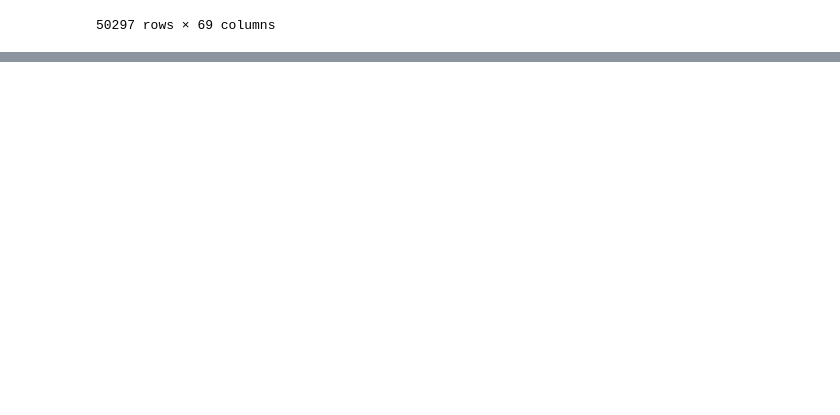
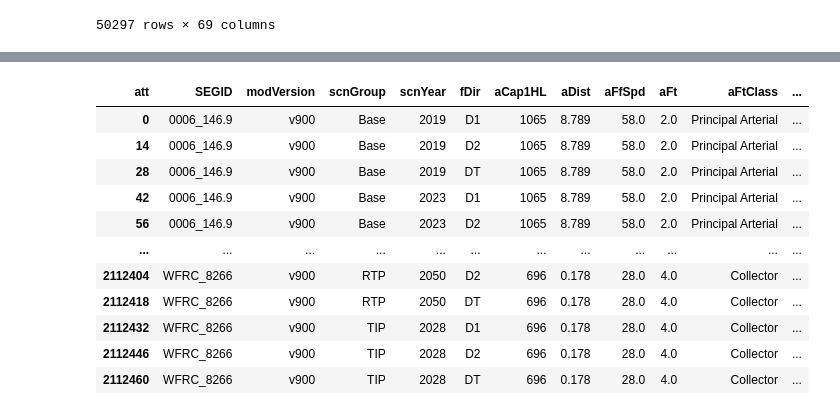
Before and after one commit to WFRCAnalytics/vizTool, a Jupyter notebook: convertsegsumtojson.ipynb, the cells around one changed output, grey strips where cells are left out. Cells and saved outputs as stored; diff of their text form; code cells hidden in the pictures; blank space fills up the shorter version.

```diff
--- a/convertsegsumtojson.ipynb
+++ b/convertsegsumtojson.ipynb
@@ -285,0 +326,79 @@ v900Needs MAG2050
+# %%
+fCols = [col for col in dfCombined_melt_withkeys.columns if col.startswith('f')]
+
+_df = dfCombined_melt_withkeys_pivot_atts.copy()
+
+_df[fCols] = _df[fCols].fillna('')
+
+dfFilters = _df[fCols].drop_duplicates()
+
+_dfFilters = dfFilters
+
+# Convert the values to binary form
+binary_dfFilters = _dfFilters.applymap(lambda x: 0 if x=='' else 1)
+
+# Get unique rows of combinations
+unique_combinations = binary_dfFilters.drop_duplicates()
+
+# Convert the unique combinations to a list of tuples
+combinations_list = list(unique_combinations.itertuples(index=False, name=None))
+
+# Define a function to convert to binary
+def is_empty_or_not(value):
+    return 0 if value=='' else 1
+
+dfFilterWithAttributes = pd.DataFrame()
+
+for combination in combinations_list:
+    columns_with_value_1 = [col for idx, col in enumerate(fCols) if combination[idx] == 1]
+    concatenated_string = '_'.join(columns_with_value_1)
+
+    print(concatenated_string)
+
+    condition = (
+        (_df['fDir'].apply(is_empty_or_not) == combination[0]) &
+        (_df['fVeh'].apply(is_empty_or_not) == combination[1]) &
+        (_df['fTod'].apply(is_empty_or_not) == combination[2])
+    )
+    _filtered_df = _df[condition].copy()
+    #display(_filtered_df)
+
+    # Remove columns where all values are NaN
+    _filtered_df_noNA = _filtered_df.dropna(axis=1, how='all')
+    #display(_filtered_df_noNA)
+
+    fColsToDrop = [col for col in _filtered_df_noNA.columns if col.startswith('f') and (_filtered_df_noNA[col] == '').all()]
+
+    # Drop the identified columns
+    _df2 = _filtered_df_noNA.drop(columns=fColsToDrop)
+    display(_df2)
+
+    # Get list of columns that begin with "a", create a dataframe with them and then explode and concat
+    aCols = [col for col in _filtered_df_noNA.columns if col.startswith('a')]
+    new_data = pd.DataFrame([{"filterGroup": concatenated_string, "aCode": aCols}])
+    new_data = new_data.explode('aCode').reset_index(drop=True)
+    dfFilterWithAttributes = pd.concat([dfFilterWithAttributes, new_data], ignore_index=True)
+
+    # Loop through scenarios in dfScn
+    for _, row in dfScn.iterrows():
+        #print(row['modVersion'] + row['scnGroup'] + str(row['scnYear']))
+        # Filter the main dataframe based on the scenario
+        _df2_filtered = _df2[
+            (_df2['modVersion'] == row['modVersion']) &
+            (_df2['scnGroup'] == row['scnGroup']) &
+            (_df2['scnYear'] == row['scnYear'])
+        ].copy()
+
+        # Create the filename based on the scenario and directory structure
+        folder_name = f"{row['modVersion']}__{row['scnGroup']}__{row['scnYear']}"
+        full_path = os.path.join(base_dir, folder_name, 'roadsegsummary__' + concatenated_string + '.json')
+
+        _df2_filtered.drop(columns=['modVersion','scnGroup','scnYear'], inplace=True)
+
+        # Export the filtered dataframe to a json file
+        _df2_filtered = _df2_filtered.rename(columns={'SEGID':'id'})
+        #_df2_filtered.to_json(full_path, orient='records', lines=True)
+
+
+# Now, filtered_dfs contains a list of DataFrames, each filtered by a unique combination
+# %% [output]
@@ -285,0 +406,12 @@ v900Needs MAG2050
+| att | SEGID | modVersion | scnGroup | scnYear | fDir | aCap1HL | aDist | aFfSpd | aFt | aFtClass | ... |
+| 0 | 0006_146.9 | v900 | Base | 2019 | D1 | 1065 | 8.789 | 58.0 | 2.0 | Principal Arterial | ... |
+| 14 | 0006_146.9 | v900 | Base | 2019 | D2 | 1065 | 8.789 | 58.0 | 2.0 | Principal Arterial | ... |
+| 28 | 0006_146.9 | v900 | Base | 2019 | DT | 1065 | 8.789 | 58.0 | 2.0 | Principal Arterial | ... |
+| 42 | 0006_146.9 | v900 | Base | 2023 | D1 | 1065 | 8.789 | 58.0 | 2.0 | Principal Arterial | ... |
+| 56 | 0006_146.9 | v900 | Base | 2023 | D2 | 1065 | 8.789 | 58.0 | 2.0 | Principal Arterial | ... |
+| ... | ... | ... | ... | ... | ... | ... | ... | ... | ... | ... | ... |
+| 2112404 | WFRC_8266 | v900 | RTP | 2050 | D2 | 696 | 0.178 | 28.0 | 4.0 | Collector | ... |
+| 2112418 | WFRC_8266 | v900 | RTP | 2050 | DT | 696 | 0.178 | 28.0 | 4.0 | Collector | ... |
+| 2112432 | WFRC_8266 | v900 | TIP | 2028 | D1 | 696 | 0.178 | 28.0 | 4.0 | Collector | ... |
+| 2112446 | WFRC_8266 | v900 | TIP | 2028 | D2 | 696 | 0.178 | 28.0 | 4.0 | Collector | ... |
+| 2112460 | WFRC_8266 | v900 | TIP | 2028 | DT | 696 | 0.178 | 28.0 | 4.0 | Collector | ... |
```
Also changed, not shown: parts of 14 cells of this notebook, 15 other files.
